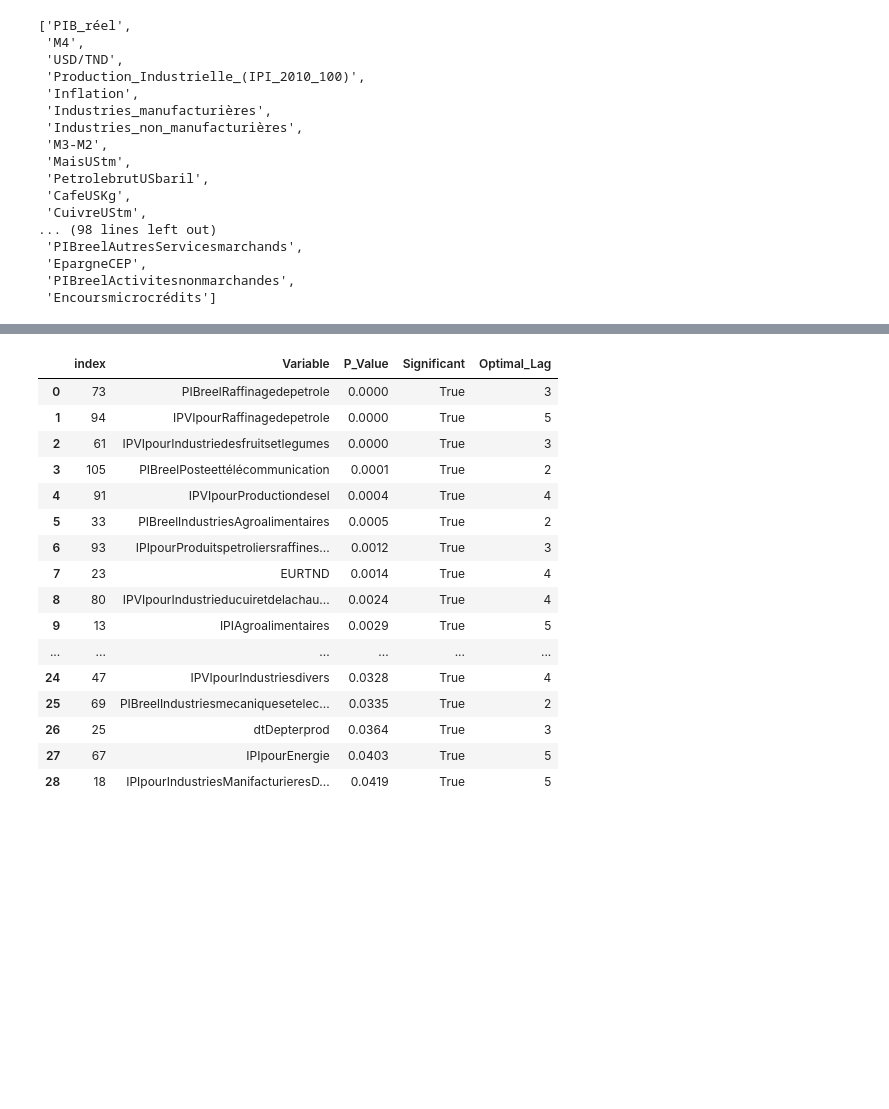
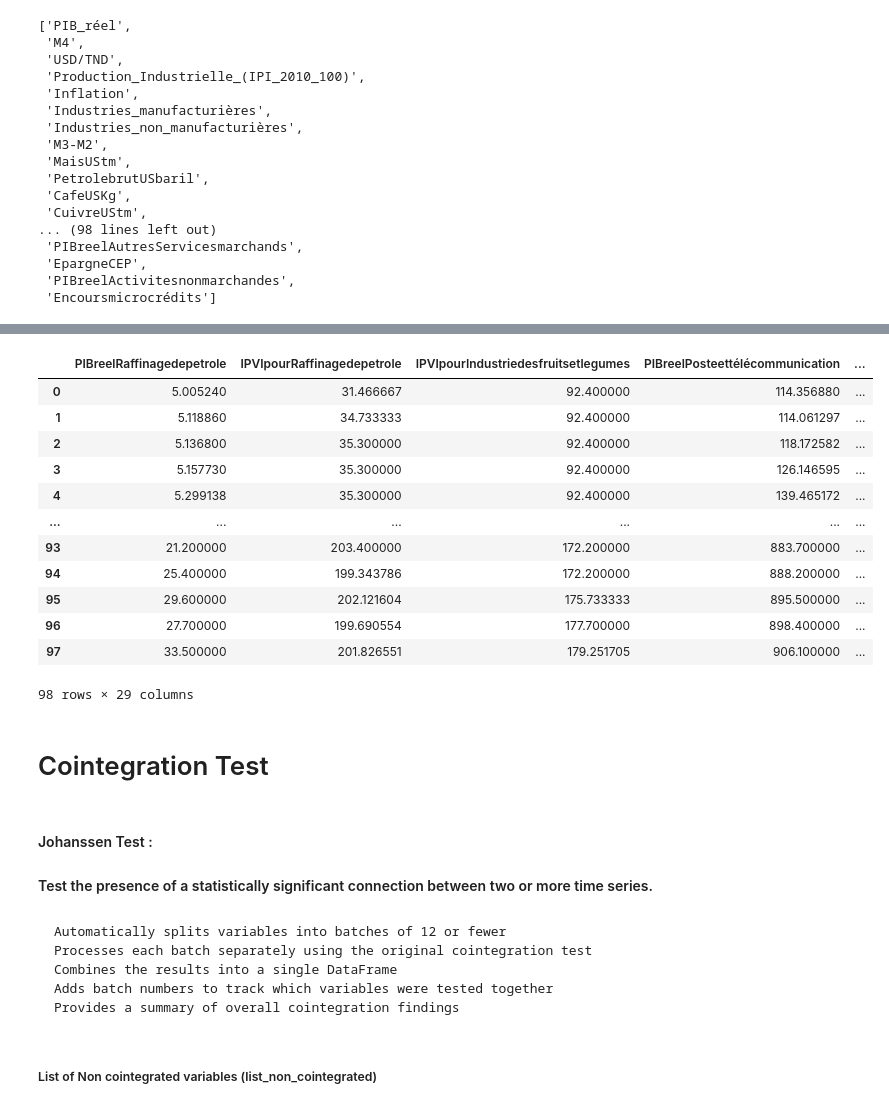
Before and after one commit to iskander1997/Time-series-forecast-, a Jupyter notebook: Etude Sect VAR models.ipynb, the cells around one changed output, grey strips where cells are left out. Cells and saved outputs as stored; diff of their text form; code cells hidden in the pictures; blank space fills up the shorter version.

```diff
--- a/Etude Sect VAR models.ipynb
+++ b/Etude Sect VAR models.ipynb
@@ -538,20 +457,0 @@ Results:
-# %%
-granger_test_result[granger_test_result["Significant"]==True].reset_index()
-# %% [output]
-|  | index | Variable | P_Value | Significant | Optimal_Lag |
-| 0 | 73 | PIBreelRaffinagedepetrole | 0.0000 | True | 3 |
-| 1 | 94 | IPVIpourRaffinagedepetrole | 0.0000 | True | 5 |
-| 2 | 61 | IPVIpourIndustriedesfruitsetlegumes | 0.0000 | True | 3 |
-| 3 | 105 | PIBreelPosteettélécommunication | 0.0001 | True | 2 |
-| 4 | 91 | IPVIpourProductiondesel | 0.0004 | True | 4 |
-| 5 | 33 | PIBreelIndustriesAgroalimentaires | 0.0005 | True | 2 |
-| 6 | 93 | IPIpourProduitspetroliersraffines... | 0.0012 | True | 3 |
-| 7 | 23 | EURTND | 0.0014 | True | 4 |
-| 8 | 80 | IPVIpourIndustrieducuiretdelachau... | 0.0024 | True | 4 |
-| 9 | 13 | IPIAgroalimentaires | 0.0029 | True | 5 |
-| ... | ... | ... | ... | ... | ... |
-| 24 | 47 | IPVIpourIndustriesdivers | 0.0328 | True | 4 |
-| 25 | 69 | PIBreelIndustriesmecaniquesetelec... | 0.0335 | True | 2 |
-| 26 | 25 | dtDepterprod | 0.0364 | True | 3 |
-| 27 | 67 | IPIpourEnergie | 0.0403 | True | 5 |
-| 28 | 18 | IPIpourIndustriesManifacturieresD... | 0.0419 | True | 5 |
@@ -586,0 +458,28 @@ grangers_causation_matrix(dict_df_predicted_variables.get('df_PIB_réel').head(
+# %%
+list_signif_grang=granger_test_result[granger_test_result["Significant"]==True]["Variable"].to_list()
+data[list_signif_grang]
+# %% [output]
+|  | PIBreelRaffinagedepetrole | IPVIpourRaffinagedepetrole | IPVIpourIndustriedesfruitsetlegumes | PIBreelPosteettélécommunication | ... |
+| 0 | 5.005240 | 31.466667 | 92.400000 | 114.356880 | ... |
+| 1 | 5.118860 | 34.733333 | 92.400000 | 114.061297 | ... |
+| 2 | 5.136800 | 35.300000 | 92.400000 | 118.172582 | ... |
+| 3 | 5.157730 | 35.300000 | 92.400000 | 126.146595 | ... |
+| 4 | 5.299138 | 35.300000 | 92.400000 | 139.465172 | ... |
+| ... | ... | ... | ... | ... | ... |
+| 93 | 21.200000 | 203.400000 | 172.200000 | 883.700000 | ... |
+| 94 | 25.400000 | 199.343786 | 172.200000 | 888.200000 | ... |
+| 95 | 29.600000 | 202.121604 | 175.733333 | 895.500000 | ... |
+| 96 | 27.700000 | 199.690554 | 177.700000 | 898.400000 | ... |
+| 97 | 33.500000 | 201.826551 | 179.251705 | 906.100000 | ... |
+98 rows × 29 columns
+# %% [markdown]
+# Cointegration Test
+# %% [markdown]
+ #### Johanssen Test :
+ #### Test the presence of a statistically significant connection between two or more time series.
+# %% [markdown]
+    Automatically splits variables into batches of 12 or fewer
+    Processes each batch separately using the original cointegration test
+    Combines the results into a single DataFrame
+    Adds batch numbers to track which variables were tested together
+    Provides a summary of overall cointegration findings
@@ -586,0 +575,2 @@ grangers_causation_matrix(dict_df_predicted_variables.get('df_PIB_réel').head(
+# %% [markdown]
+##### List of Non cointegrated variables (list_non_cointegrated)
```
Also changed, not shown: parts of 15 cells of this notebook.
